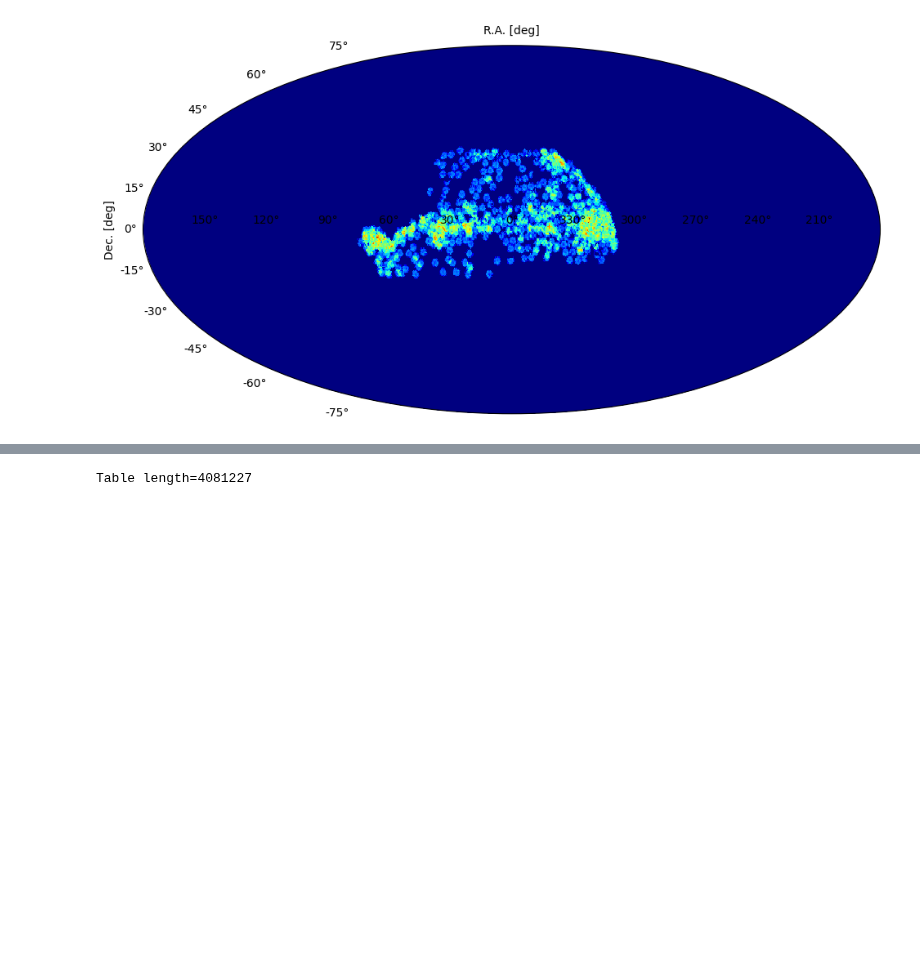
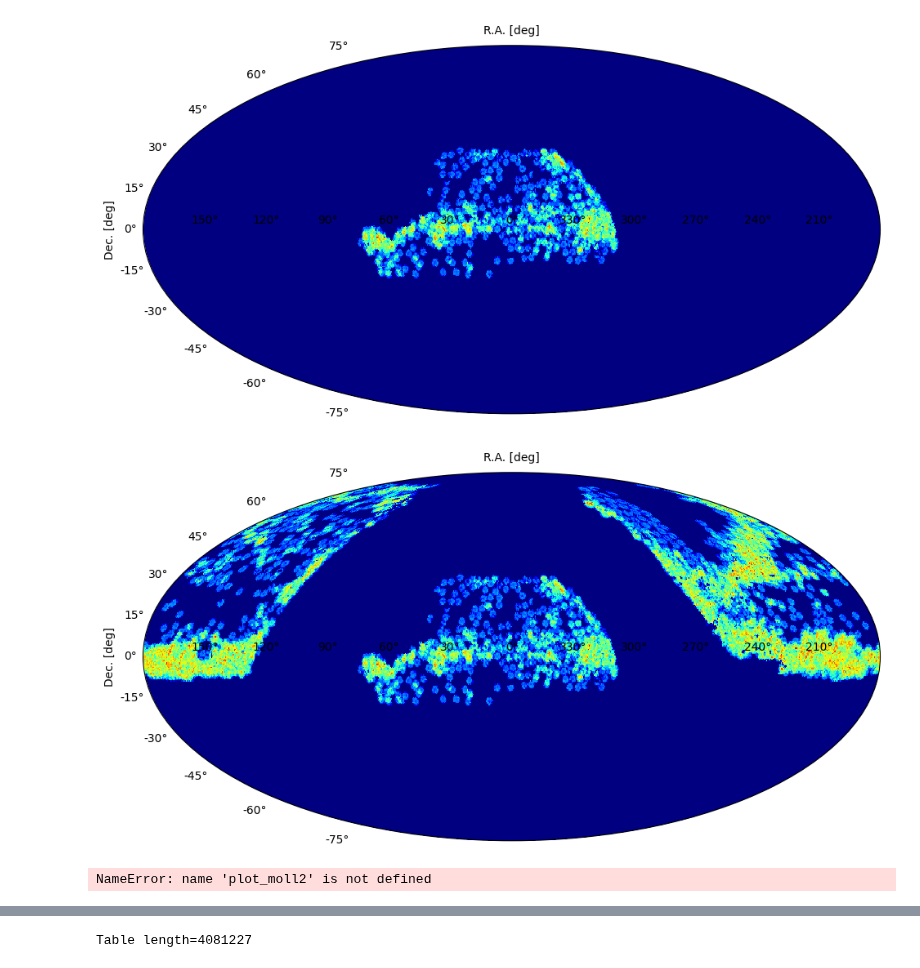
Before and after one commit to MarrybellMB/M2_Stage_Code, a Jupyter notebook: DESI Training.ipynb, the cells around one changed output, grey strips where cells are left out. Cells and saved outputs as stored; diff of their text form; code cells hidden in the pictures; blank space fills up the shorter version.

```diff
--- a/DESI Training.ipynb
+++ b/DESI Training.ipynb
@@ -137,15 +136,12 @@ FILE = DIR + "NSource_px_Nside{}.csv".format(NSIDE)
 # %% [output]
 Number of pixels = 196608
 Surface of a pixel = 0.2098234113027917 deg^2
-# %%
-def RADEC2NSource_Table(NSIDE, table, **kwargs):
-    return RADEC2NSource(NSIDE, table['RA'], table['DEC'], **kwargs)
 # %% [markdown]
 ### NGC and SGC separated:
 # %%
 NSource_NGC = RADEC2NSource_Table(NSIDE, NGC, nest=True)
 NSource_SGC = RADEC2NSource_Table(NSIDE, SGC, nest=True)
-pd.DataFrame({'NGC': NSource_NGC, 'SGC': NSource_SGC}).to_csv(FILE) #especially useful if comptation are long ; not the case here anymore.
+NSource_NGC_px, NSource_SGC_px = NSource_NGC/area_deg2, NSource_SGC/area_deg2
 # %%
 fig, ax = plt.subplots(1, 2, figsize=(12, 6))
 plot_RADEC(NGC["RA"], NGC["DEC"], title="NGC", figax = (fig, ax[0]), grid=True)
@@ -224,6 +214,7 @@ def plot_moll2(healpix_map,
               xlabel_labelpad=10.0,
               ycb_pos=-0.15,
               show_legend=True):
+    healpix_map = healpix_map.copy()
     # transform healpix map to 2d array
     plt.figure(1)
     m = hp.ma(healpix_map)
@@ -258,6 +249,7 @@ def plot_moll2(healpix_map,
     ax.xaxis.set_label_position('top')
     ax.set_ylabel('Dec. [deg]')
 
+    healpix_map[healpix_map == 0.0] = np.nan
     color_map = cm.get_cmap(cmap)
     values_map = np.unique(healpix_map)[~np.isnan(np.unique(healpix_map))]
 
@@ -274,7 +266,7 @@ def plot_moll2(healpix_map,
 
     return ax
 
-plot_moll2(NSource_NGC/area_deg2, "NGC", rot=0, show_legend=False);
+plot_moll2(NSource_NGC_px, "NGC", rot=0, show_legend=False);
 # %% [output]
 [figure]
 # %%
@@ -282,2 +274,21 @@ plot_moll2(NSource_SGC/area_deg2, "SGC", rot=0, show_legend=False);
 # %% [output]
 [figure]
+# %%
+plot_moll2(NSource_NGC_px+NSource_SGC_px, ["NGC", "SGC"], rot=0, show_legend=False);
+# %% [output]
+[figure, added]
+# %%
+mask_NGC = NSource_NGC_px !=0
+NSource_NGC_color = NSource_NGC_px.copy()
+NSource_NGC_color[mask_NGC] = 4
+
+mask_SGC = NSource_SGC_px !=0
+NSource_SGC_color = NSource_SGC_px.copy()
+NSource_SGC_color[mask_SGC] = 10
+
+NSource_color = NSource_NGC_color + NSource_SGC_color
+#NSource_color[NSource_color == 0.0] = np.nan
+
+plot_moll2(NSource_color, ["NGC", "SGC"], rot=0, show_legend=True);
+# %% [output]
+NameError: name 'plot_moll2' is not defined
```
Also changed, not shown: parts of 19 cells of this notebook, 1 other file.
